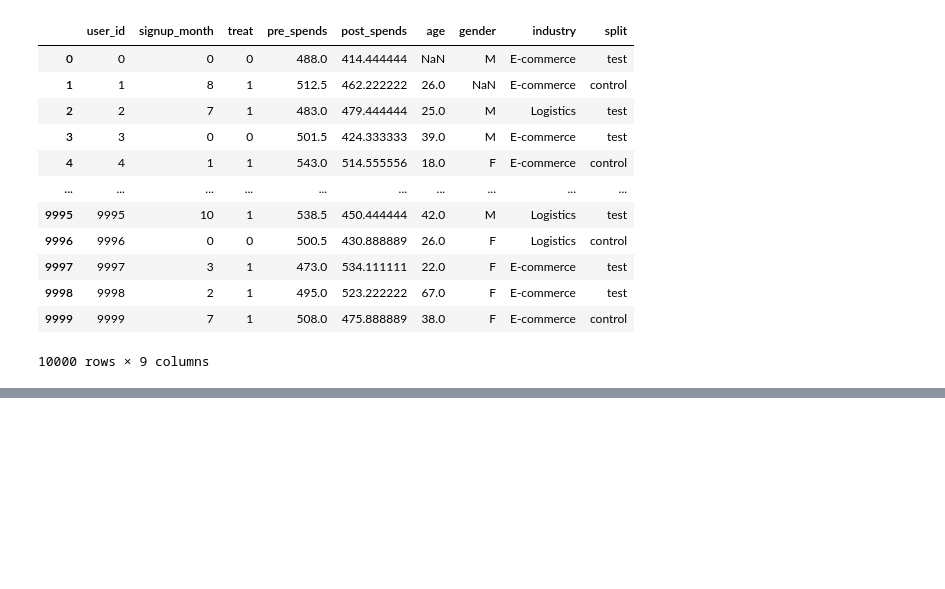
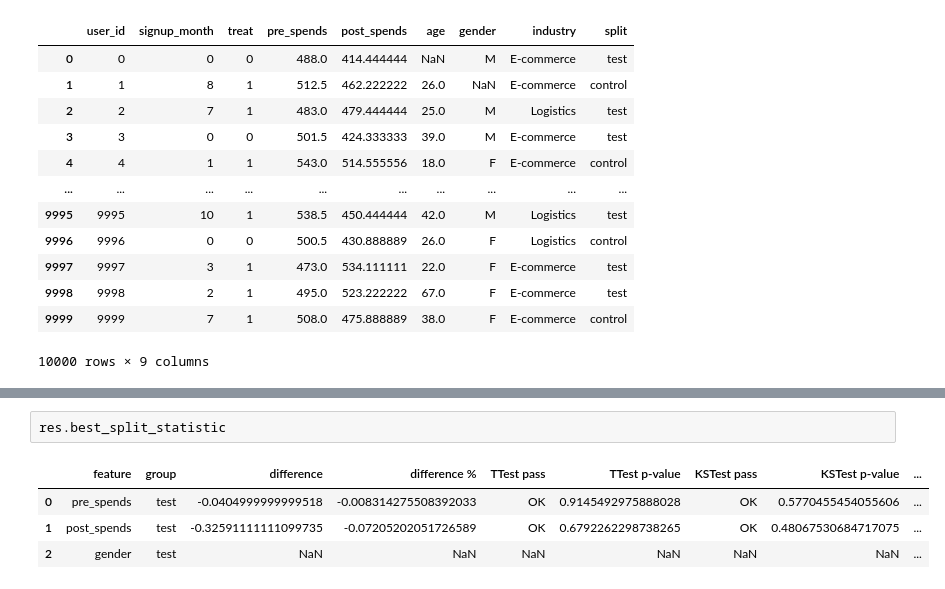
Before and after one commit to sb-ai-lab/HypEx, a Jupyter notebook: examples/tutorials/AATestTutorial.ipynb, the cells around one changed output, grey strips where cells are left out. Cells and saved outputs as stored; diff of their text form; blank space fills up the shorter version.

```diff
--- a/examples/tutorials/AATestTutorial.ipynb
+++ b/examples/tutorials/AATestTutorial.ipynb
@@ -276,0 +341,7 @@ res.experiments
+# %%
+res.best_split_statistic
+# %% [output]
+|  | feature | group | difference | difference % | TTest pass | TTest p-value | KSTest pass | KSTest p-value | ... |
+| 0 | pre_spends | test | -0.0404999999999518 | -0.008314275508392033 | OK | 0.9145492975888028 | OK | 0.5770455454055606 | ... |
+| 1 | post_spends | test | -0.32591111111099735 | -0.07205202051726589 | OK | 0.6792262298738265 | OK | 0.48067530684717075 | ... |
+| 2 | gender | test | NaN | NaN | NaN | NaN | NaN | NaN | ... |
```
Also changed, not shown: parts of 24 cells of this notebook, 3 other files.
